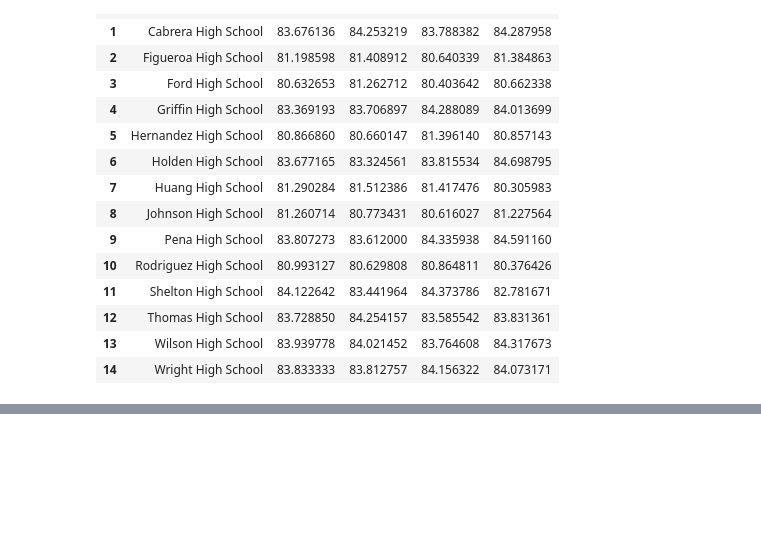
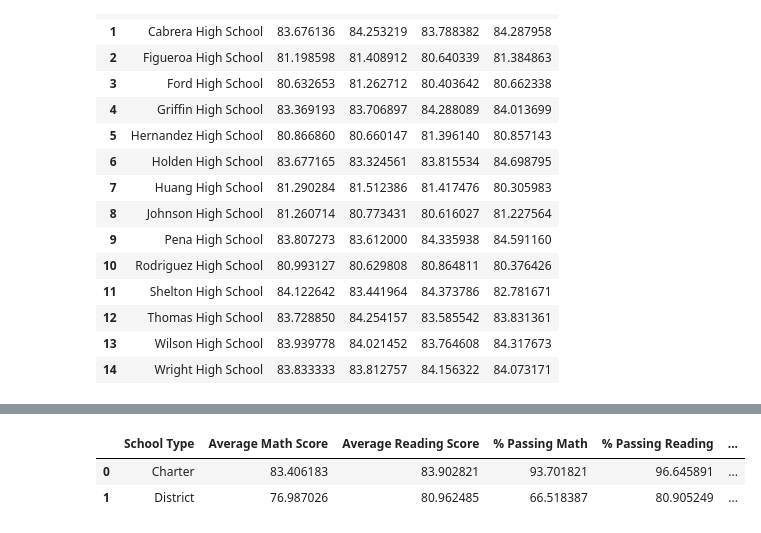
Before and after one commit to normalfactory/DataScience_Assignment_4, a Jupyter notebook: PyCity_Analysis.ipynb, the cells around one changed output, grey strips where cells are left out. Cells and saved outputs as stored; diff of their text form; code cells hidden in the pictures; blank space fills up the shorter version.

```diff
--- a/PyCity_Analysis.ipynb
+++ b/PyCity_Analysis.ipynb
@@ -471,0 +417,23 @@ list(studentWithSchool_df)
+# %%
+#- Scores By School Size
+
+#- Define Column Name
+schoolSizeColumn = 'School Size'
+
+
+#- Prepare Categories
+schoolSizeBins = [0, 1000, 2000, 5000]
+
+schoolSizeLabels = ["Small (<1000)", "Medium (1000-2000)", "Large (2000-5000)"]
+
+
+#- Create new column within Dataframe that stores school size category
+studentWithSchool_df[schoolSizeColumn] = pd.cut(studentWithSchool_df['size'], schoolSizeBins,
+                                             labels=schoolSizeLabels)
+
+#- Calculate Summary
+schoolSizeSummary_df = calculateSummary(schoolSizeColumn, studentWithSchool_df)
+
+
+#- Display Results
+schoolSizeSummary_df
@@ -471,0 +445,20 @@ list(studentWithSchool_df)
+# %%
+#- Scores By School Type
+#  DataFrame already contains information on the school type; just calculate summary information
+
+
+#- Calculate Summary
+schoolTypeSummary_df = calculateSummary('type', studentWithSchool_df)
+
+
+#- Rename Column
+schoolTypeColumnRename = {"type": "School Type"}
+schoolTypeSummary_df = schoolTypeSummary_df.rename(columns=schoolTypeColumnRename)
+
+
+#- Display Results
+schoolTypeSummary_df
+# %% [output]
+|  | School Type | Average Math Score | Average Reading Score | % Passing Math | % Passing Reading | ... |
+| 0 | Charter | 83.406183 | 83.902821 | 93.701821 | 96.645891 | ... |
+| 1 | District | 76.987026 | 80.962485 | 66.518387 | 80.905249 | ... |
```
Also changed, not shown: parts of 5 cells of this notebook.
